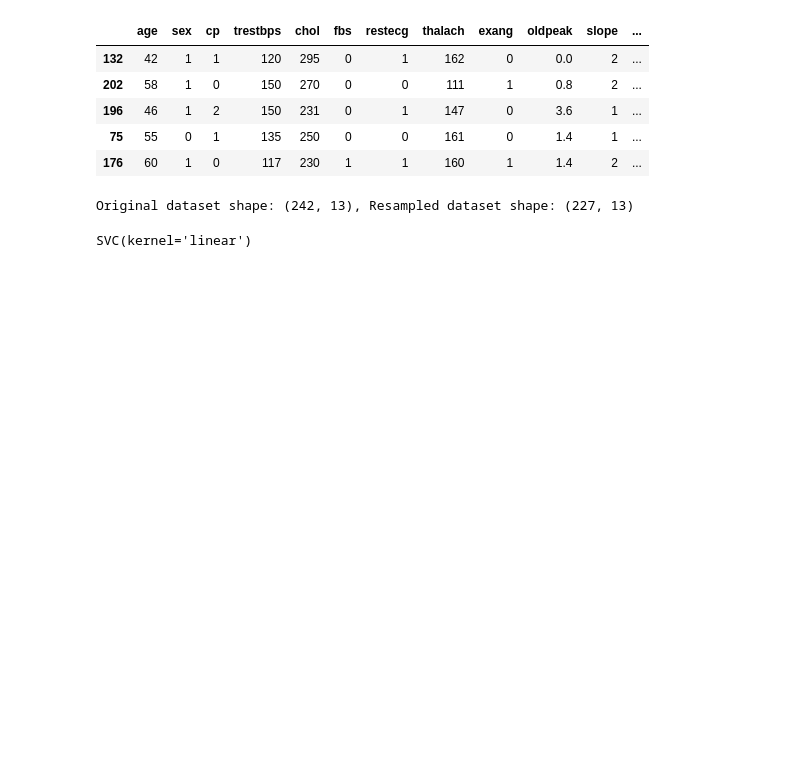
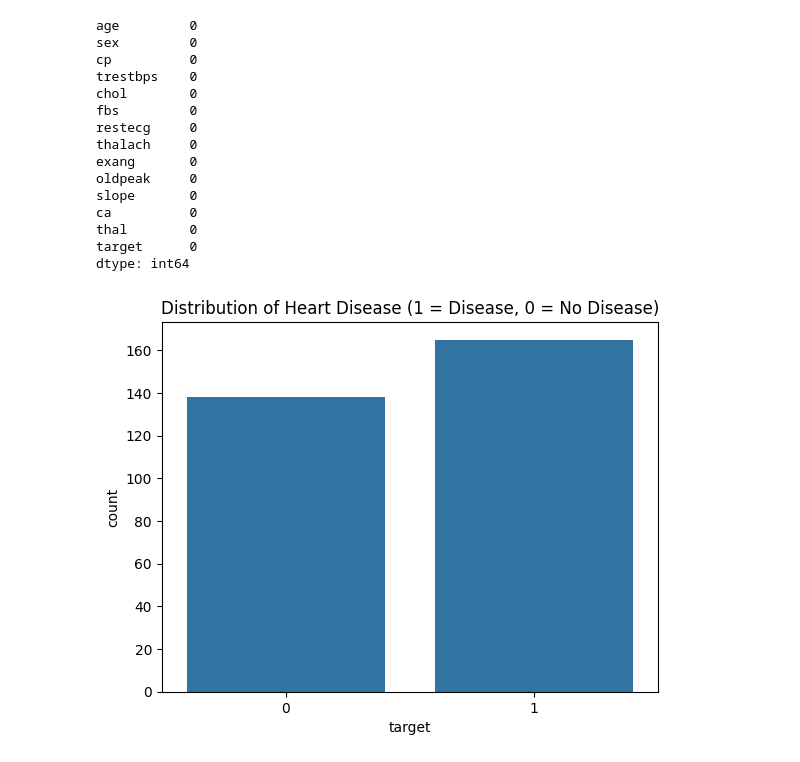
Before and after one commit to Sumit-Prasad01/Disease-Outbreaks, a Jupyter notebook: training_models/heart_model/heart_model.ipynb, the cells around one changed output. Drawn from its saved outputs; the diff is of its cells as text; code cells hidden in the pictures; blank space fills up the shorter version.

Commit message:
Update heart model file with the latest version

```diff
--- a/training_models/heart_model/heart_model.ipynb
+++ b/training_models/heart_model/heart_model.ipynb
@@ -23,0 +1,17 @@ y = heart_dataset['target']
+# %%
+import pandas as pd
+import numpy as np
+import matplotlib.pyplot as plt
+import seaborn as sns
+from sklearn.model_selection import train_test_split
+from sklearn.preprocessing import StandardScaler
+from sklearn.linear_model import LogisticRegression
+from sklearn.metrics import accuracy_score, confusion_matrix, classification_report
+
+# Load the dataset
+file_path = "../../datasets/heart.csv"  # Adjust the path if running locally
+df = pd.read_csv(file_path)
+
+# Display basic dataset information
+df.info()
+df.head()
@@ -24,13 +42,37 @@ y = heart_dataset['target']
+# %%
+# Check for missing values
+print(df.isnull().sum())
+
+# Check the distribution of the target variable
+sns.countplot(x=df['target'])
+plt.title("Distribution of Heart Disease (1 = Disease, 0 = No Disease)")
+plt.show()
+# %% [output]
+age         0
+sex         0
+cp          0
+trestbps    0
+chol        0
+fbs         0
+restecg     0
+thalach     0
+exang       0
+oldpeak     0
+slope       0
+ca          0
+thal        0
+target      0
+dtype: int64
+[figure, added]
 # %%
+# Split features and target
+X = df.drop(columns=['target'])  # Features
+y = df['target']  # Target variable
+
 # Train-test split (80% train, 20% test)
-X_train, X_test, Y_train, Y_test = train_test_split(X, y, test_size=0.2, random_state=42)
+X_train, X_test, y_train, y_test = train_test_split(X, y, test_size=0.2, random_state=42, stratify=y)
 
-# Check the first few rows of X_train to confirm split
-X_train.head()
+# Standardize features (important for Logistic Regression)
+scaler = StandardScaler()
+X_train = scaler.fit_transform(X_train)
+X_test = scaler.transform(X_test)
-# %% [output]
-|  | age | sex | cp | trestbps | chol | fbs | restecg | thalach | exang | oldpeak | slope | ... |
-| 132 | 42 | 1 | 1 | 120 | 295 | 0 | 1 | 162 | 0 | 0.0 | 2 | ... |
-| 202 | 58 | 1 | 0 | 150 | 270 | 0 | 0 | 111 | 1 | 0.8 | 2 | ... |
-| 196 | 46 | 1 | 2 | 150 | 231 | 0 | 1 | 147 | 0 | 3.6 | 1 | ... |
-| 75 | 55 | 0 | 1 | 135 | 250 | 0 | 0 | 161 | 0 | 1.4 | 1 | ... |
-| 176 | 60 | 1 | 0 | 117 | 230 | 1 | 1 | 160 | 1 | 1.4 | 2 | ... |
@@ -42,9 +78,0 @@ X_test_scaled = scaler.transform(X_test)
-# %%
-# Apply Tomek Links for under-sampling (to handle class imbalance)
-tl = TomekLinks()
-X_train_resampled, Y_train_resampled = tl.fit_resample(X_train_scaled, Y_train)
-
-# Check the number of samples in the resampled data
-print(f"Original dataset shape: {X_train.shape}, Resampled dataset shape: {X_train_resampled.shape}")
-# %% [output]
-Original dataset shape: (242, 13), Resampled dataset shape: (227, 13)
@@ -54,6 +79 @@ model = svm.SVC(kernel='linear')
-# %%
-# Train the model on the resampled data
-model.fit(X_train_resampled, Y_train_resampled)
-# %% [output]
-SVC(kernel='linear')
 # %%
```
Also changed, not shown: parts of 11 cells of this notebook, 2 other files.
